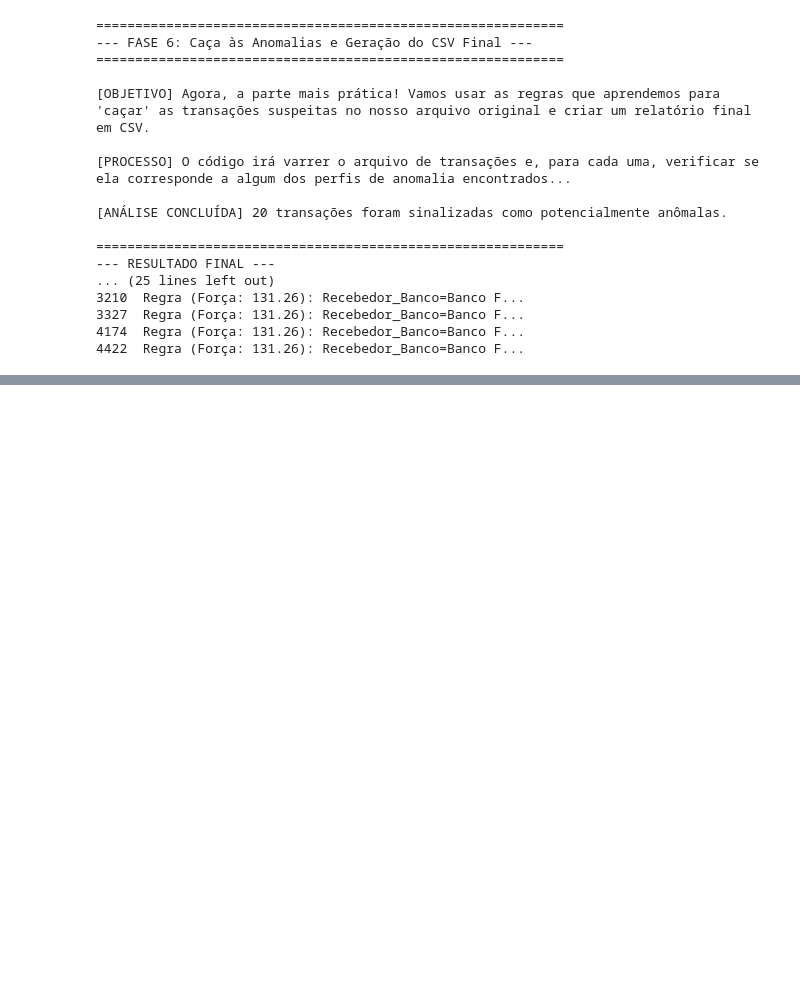
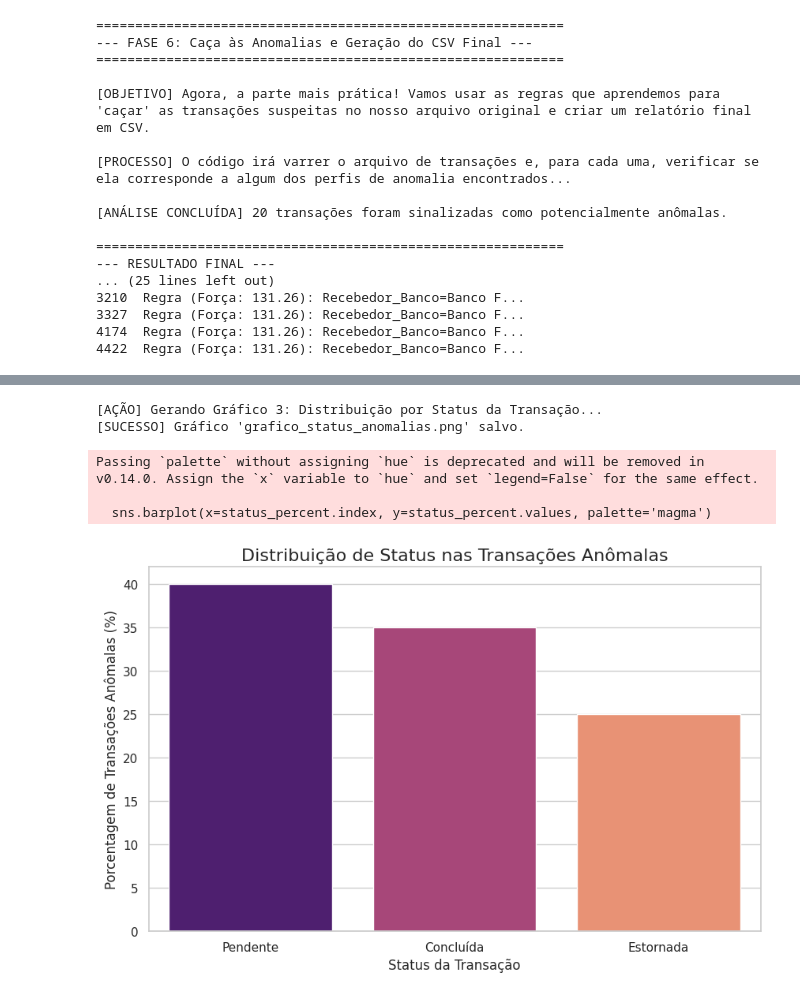
Before and after one commit to Namem/analisePix, a Jupyter notebook: analise_fraude_pix.ipynb, the cells around one changed output, grey strips where cells are left out. Cells and saved outputs as stored; diff of their text form; code cells hidden in the pictures; blank space fills up the shorter version.

```diff
--- a/analise_fraude_pix.ipynb
+++ b/analise_fraude_pix.ipynb
@@ -256,0 +341,20 @@ print(df_anomalias_sugeridas[['DataHora', 'Valor', 'Pagador_Banco', 'Status', 'A
+# %%
+# --- GRÁFICO 3: Distribuição por Status da Transação ---
+if 'df_anomalias_sugeridas' in locals() and not df_anomalias_sugeridas.empty:
+    print("\n[AÇÃO] Gerando Gráfico 3: Distribuição por Status da Transação...")
+    status_percent = df_anomalias_sugeridas['Status'].value_counts(normalize=True) * 100
+
+    plt.figure(figsize=(10, 6))
+    sns.barplot(x=status_percent.index, y=status_percent.values, palette='magma')
+    plt.title('Distribuição de Status nas Transações Anômalas', fontsize=16)
+    plt.xlabel('Status da Transação', fontsize=12)
+    plt.ylabel('Porcentagem de Transações Anômalas (%)', fontsize=12)
+    plt.savefig('grafico_status_anomalias.png', bbox_inches='tight')
+    print("[SUCESSO] Gráfico 'grafico_status_anomalias.png' salvo.")
+# %% [output]
+[AÇÃO] Gerando Gráfico 3: Distribuição por Status da Transação...
+[SUCESSO] Gráfico 'grafico_status_anomalias.png' salvo.
+Passing `palette` without assigning `hue` is deprecated and will be removed in v0.14.0. Assign the `x` variable to `hue` and set `legend=False` for the same effect.
+
+  sns.barplot(x=status_percent.index, y=status_percent.values, palette='magma')
+[figure, added]
```
Also changed, not shown: parts of 8 cells of this notebook.
